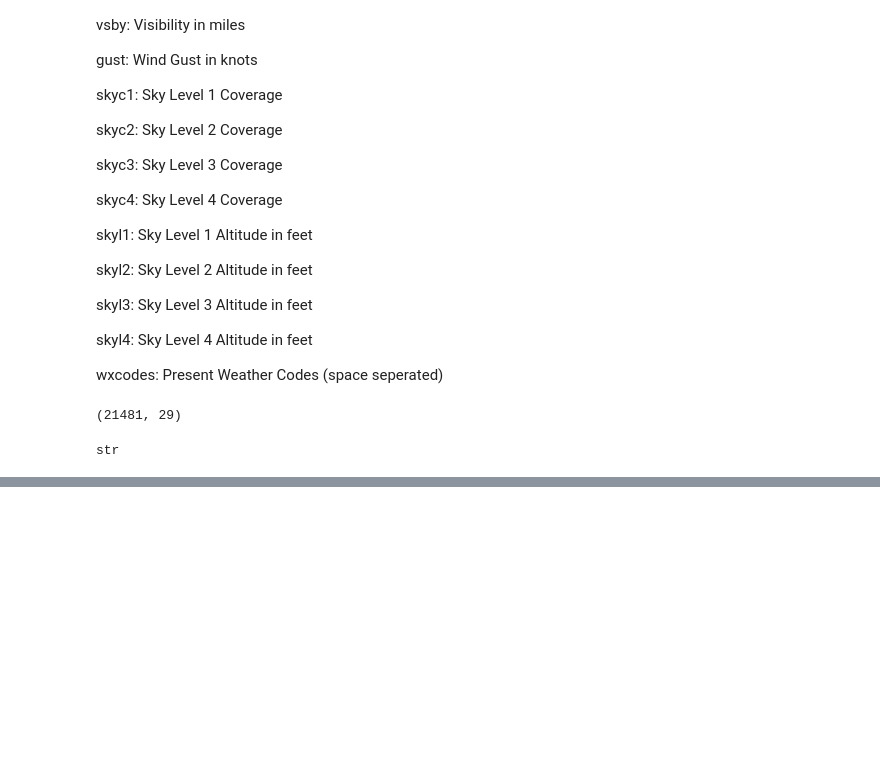
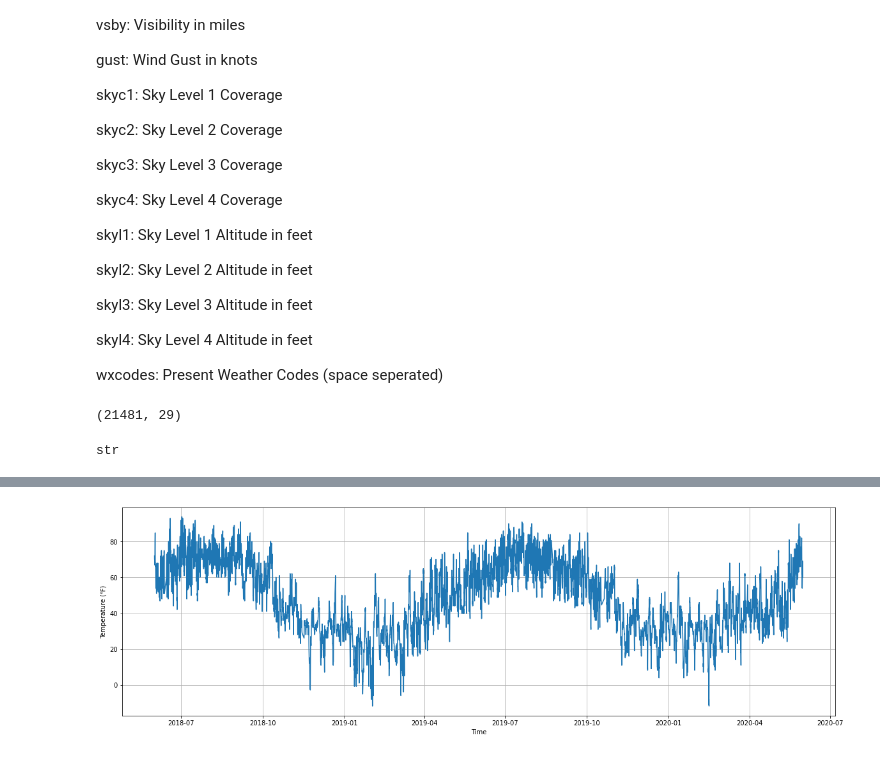
Before and after one commit to danielee3/ProjectWX, a Jupyter notebook: How_Cold_Is_It_Tomorrow?.ipynb, the cells around one changed output, grey strips where cells are left out. Saved outputs shown, nothing was run; the diff lists cells and outputs as text; code cells hidden in the pictures; blank space fills up the shorter version.

```diff
--- a/How_Cold_Is_It_Tomorrow?.ipynb
+++ b/How_Cold_Is_It_Tomorrow?.ipynb
@@ -68,0 +65,6 @@ for time_stamp in ithaca_temp:
+# %%
+is_METAR = ithaca['valid'].str.contains("56")
+is_leap_year = ithaca['valid'].str.contains("02-29")
+temp_missing = ithaca['tmpf'].str.contains("M")
+# %%
+ithaca = ithaca[is_METAR & (is_leap_year==False) & (temp_missing==False)]
@@ -68,0 +75,3 @@ for time_stamp in ithaca_temp:
+# %%
+time_stamp = ithaca['valid']
+temp_series = ithaca['tmpf'].astype(float)
@@ -68,0 +96,3 @@ for time_stamp in ithaca_temp:
+# %%
+time_stamp = pd.to_datetime(time_stamp)
+time_stamp.head()
@@ -68,0 +110,8 @@ for time_stamp in ithaca_temp:
+# %%
+plt.figure(figsize=(20, 6))
+plt.plot(time_stamp, temp_series)
+plt.xlabel("Time")
+plt.ylabel("Temperature (℉)")
+plt.grid(True)
+# %% [output]
+[figure, added]
```
Also changed, not shown: parts of 7 cells of this notebook.
